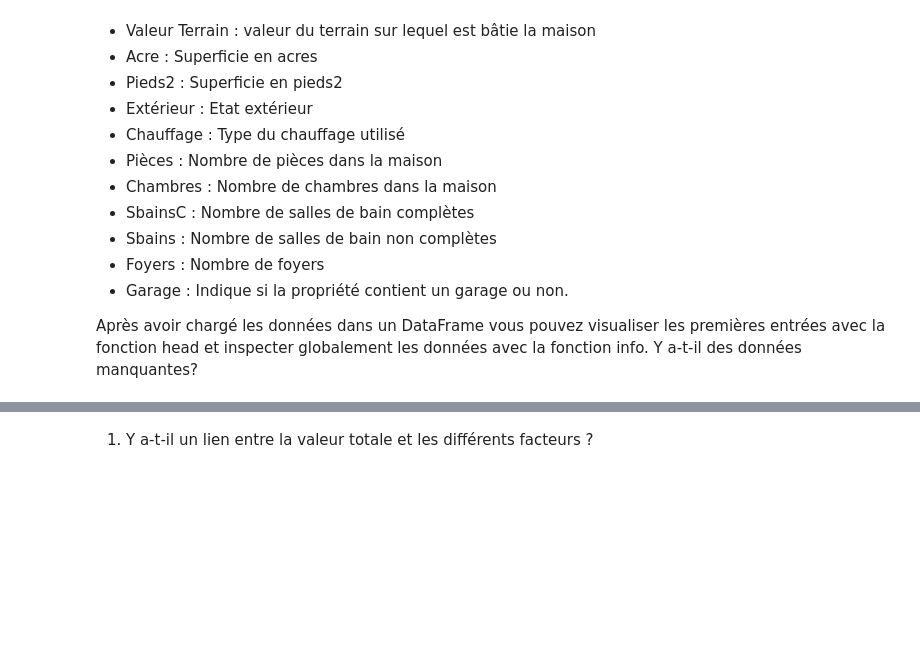
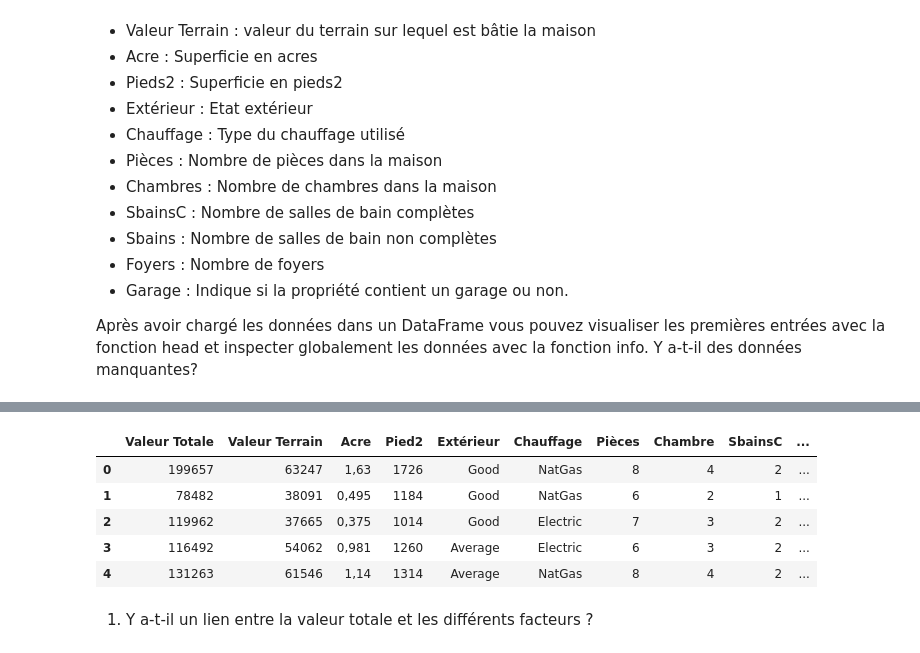
Before and after one commit to Anatgnr/acid, a Jupyter notebook: td03_regression.ipynb, the cells around one changed output, grey strips where cells are left out. Saved outputs shown, nothing was run; the diff lists cells and outputs as text; code cells hidden in the pictures; blank space fills up the shorter version.

```diff
--- a/td03_regression.ipynb
+++ b/td03_regression.ipynb
@@ -96,2 +140,11 @@ Après avoir chargé les données dans un DataFrame vous pouvez visualiser les p
+# %%
+df.head()
+# %% [output]
+|  | Valeur Totale | Valeur Terrain | Acre | Pied2 | Extérieur | Chauffage | Pièces | Chambre | SbainsC | ... |
+| 0 | 199657 | 63247 | 1,63 | 1726 | Good | NatGas | 8 | 4 | 2 | ... |
+| 1 | 78482 | 38091 | 0,495 | 1184 | Good | NatGas | 6 | 2 | 1 | ... |
+| 2 | 119962 | 37665 | 0,375 | 1014 | Good | Electric | 7 | 3 | 2 | ... |
+| 3 | 116492 | 54062 | 0,981 | 1260 | Average | Electric | 6 | 3 | 2 | ... |
+| 4 | 131263 | 61546 | 1,14 | 1314 | Average | NatGas | 8 | 4 | 2 | ... |
 # %% [markdown]
 1. Y a-t-il un lien entre la valeur totale et les différents facteurs ?
```
Also changed, not shown: parts of 8 cells of this notebook.
